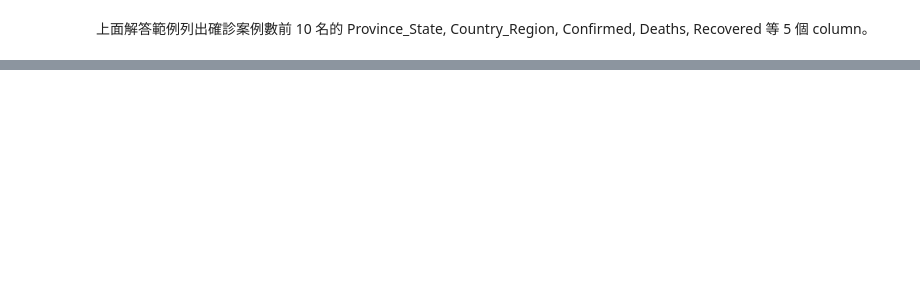
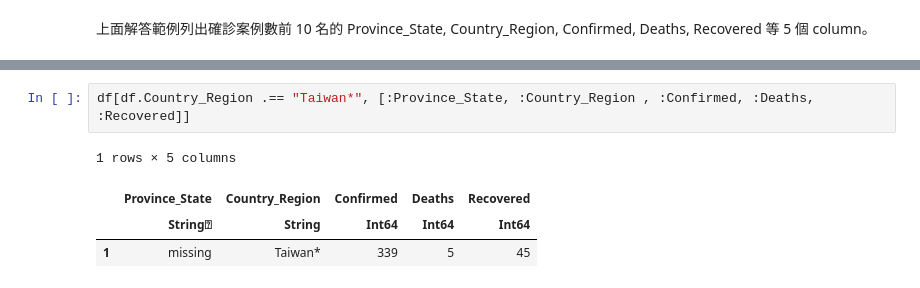
Before and after one commit to s700081/1st-JuliaMarathon, a Jupyter notebook: Homework/Day17/julia_017_hw.ipynb, the cells around one changed output, grey strips where cells are left out. Saved outputs shown, nothing was run; the diff lists cells and outputs as text; blank space fills up the shorter version.

```diff
--- a/Homework/Day17/julia_017_hw.ipynb
+++ b/Homework/Day17/julia_017_hw.ipynb
@@ -48,0 +164,7 @@ describe(df)
+# %%
+df[df.Country_Region .== "Taiwan*", [:Province_State, :Country_Region , :Confirmed, :Deaths, :Recovered]]
+# %% [output]
+1 rows × 5 columns
+|  | Province_State | Country_Region | Confirmed | Deaths | Recovered |
+|  | String⍰ | String | Int64 | Int64 | Int64 |
+| 1 | missing | Taiwan* | 339 | 5 | 45 |
```
Also changed, not shown: parts of 8 cells of this notebook.
